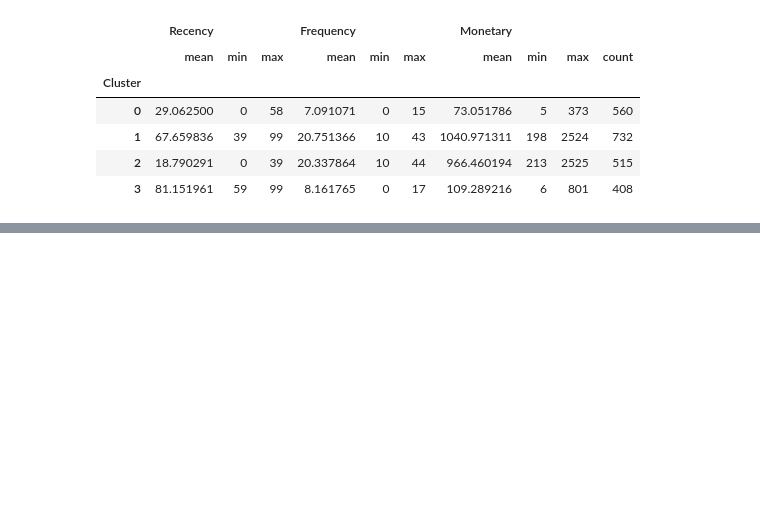
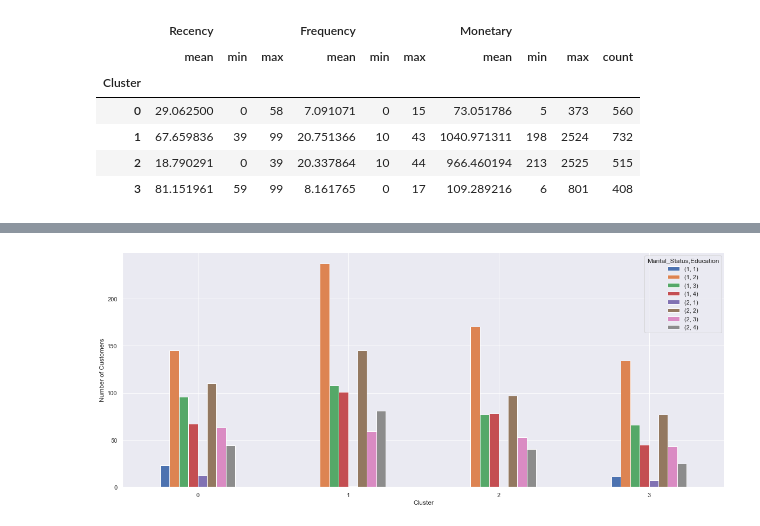
Before and after one commit to ba-group-projects/ml-clustering, a Jupyter notebook: kmeans_rfm.ipynb, the cells around one changed output, grey strips where cells are left out. Saved outputs shown, nothing was run; the diff lists cells and outputs as text; code cells hidden in the pictures; blank space fills up the shorter version.

Commit message:
Plot bar chart for marital status and education

```diff
--- a/kmeans_rfm.ipynb
+++ b/kmeans_rfm.ipynb
@@ -245,0 +248,5 @@ rfm_df.groupby('Cluster').agg({'Recency': ['mean', 'min', 'max'], 'Frequency': [
+# %%
+cluster_df = rfm_df.copy()
+# %%
+cluster_df = cluster_df[['r_score', 'f_score', 'm_score', 'Cluster']].merge(data_clean, on='ID')
+cluster_df.head()
@@ -245,0 +261,5 @@ rfm_df.groupby('Cluster').agg({'Recency': ['mean', 'min', 'max'], 'Frequency': [
+# %%
+cluster_df['Education'] = cluster_df['Education'].replace(['Basic', 'Graduation', '2n Cycle', 'Master', "PhD"], [1, 2, 3, 3, 4])
+cluster_df['Marital_Status'] = cluster_df['Marital_Status'].replace(['Absurd', 'Alone', 'YOLO', 'Single', 'Together', 'Married','Divorced', 'Widow'],
+                                                                    [1, 1, 1, 1, 1, 2, 1, 1])
+cluster_df['Age'] = 2022 - cluster_df['Year_Birth']
@@ -245,0 +272,11 @@ rfm_df.groupby('Cluster').agg({'Recency': ['mean', 'min', 'max'], 'Frequency': [
+# %%
+# for column in ['Marital_Status', 'Education']:
+# fig = plt.figure(figsize=(10, 10))
+table = pd.pivot_table(cluster_df, values = 'ID', index =['Cluster'], columns = ['Marital_Status', 'Education'], aggfunc = 'count', fill_value = 0)
+table.plot(kind='bar', figsize=(20, 8))
+
+plt.ylabel('Number of Customers')
+# plt.gca().yaxis.set_major_formatter(ticker.FormatStrFormatter('$%.2f'))
+plt.gca().xaxis.set_tick_params(rotation=0)
+# %% [output]
+[figure, added]
```
Also changed, not shown: parts of 3 cells of this notebook.
